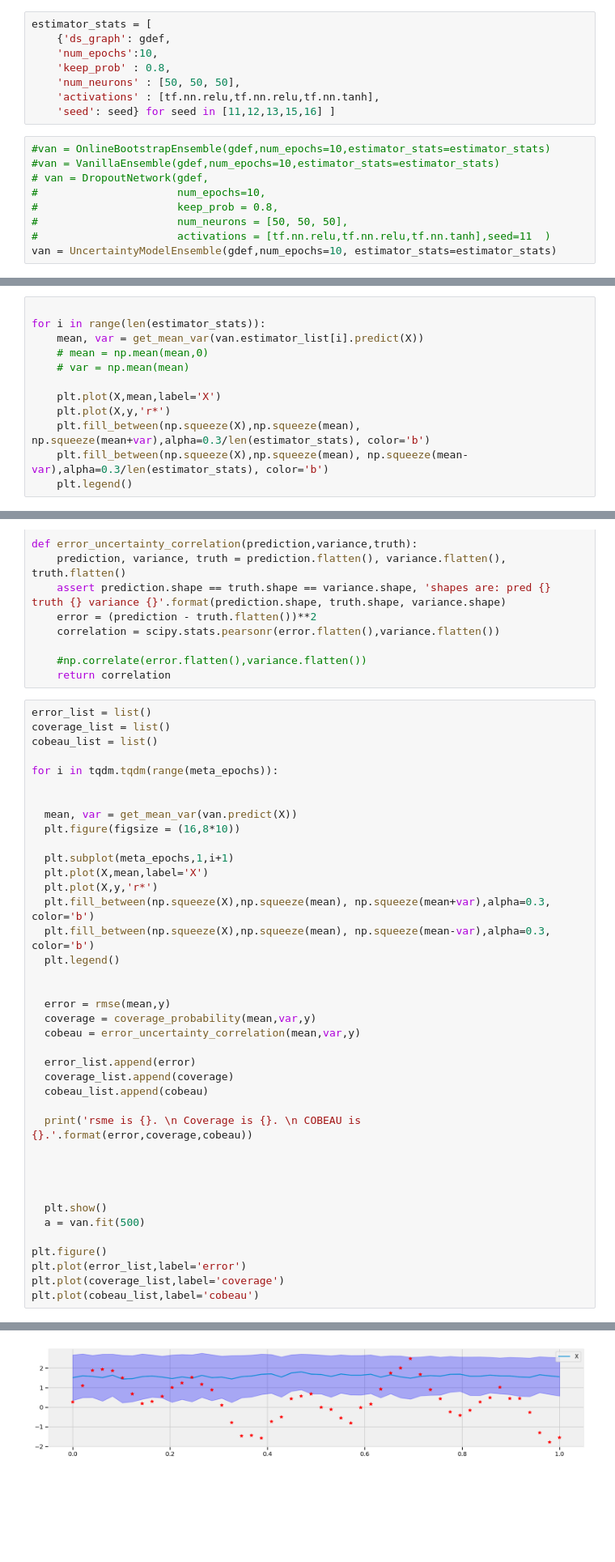
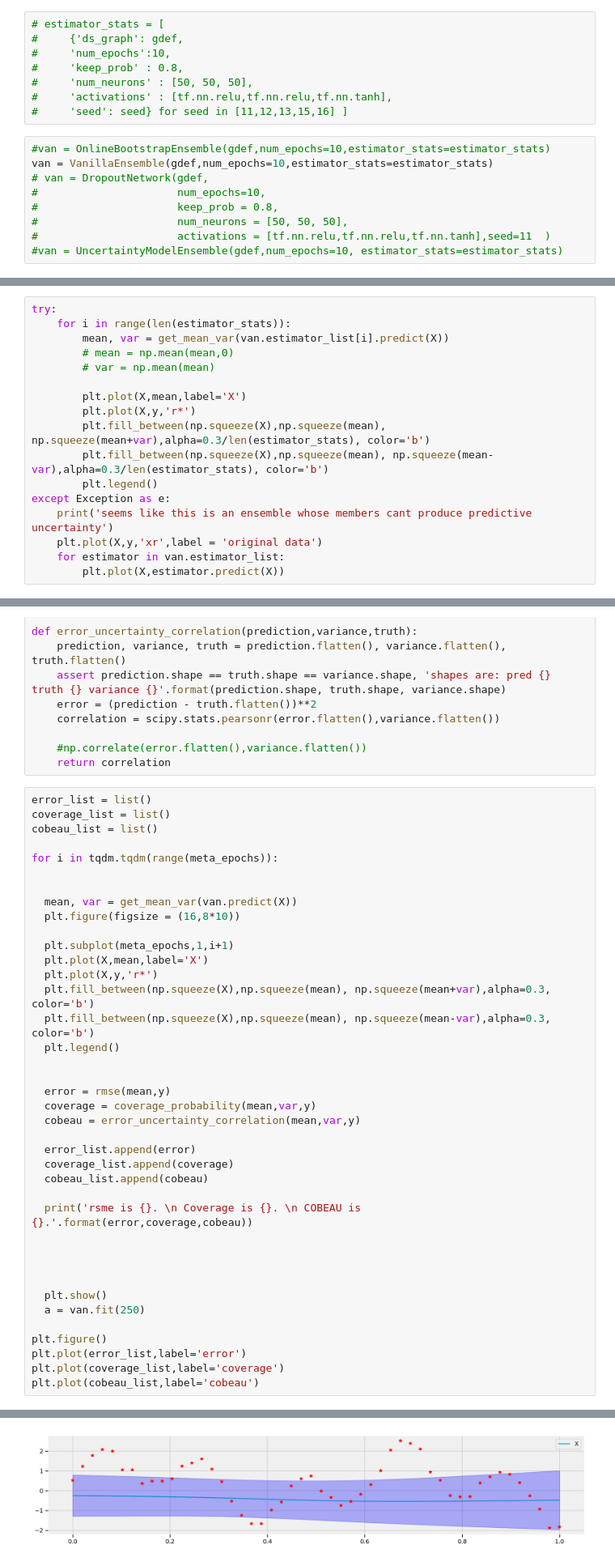
Before and after one commit to wooohoooo/tensorflow_1.X_playground, a Jupyter notebook: regression/notebooks/tf_datasets_ensemble.ipynb, the cells around one changed output, grey strips where cells are left out. Shown at 81% size. Drawn from its saved outputs; the diff is of its cells as text; blank space fills up the shorter version.

Commit message:
debugged ensemble, added reinforcement folder

```diff
--- a/regression/notebooks/tf_datasets_ensemble.ipynb
+++ b/regression/notebooks/tf_datasets_ensemble.ipynb
@@ -103,20 +103,20 @@ estimator_stats = [{
     #activagtions:tf.nn.relu  #tf.nn.tanh
         } for seed, num_neurons in zip(seeds,layers)]
 # %%
-estimator_stats = [
-    {'ds_graph': gdef,
-    'num_epochs':10,
-    'keep_prob' : 0.8,
-    'num_neurons' : [50, 50, 50],
-    'activations' : [tf.nn.relu,tf.nn.relu,tf.nn.tanh],
-    'seed': seed} for seed in [11,12,13,15,16] ]
+# estimator_stats = [
+#     {'ds_graph': gdef,
+#     'num_epochs':10,
+#     'keep_prob' : 0.8,
+#     'num_neurons' : [50, 50, 50],
+#     'activations' : [tf.nn.relu,tf.nn.relu,tf.nn.tanh],
+#     'seed': seed} for seed in [11,12,13,15,16] ]
 # %%
 #van = OnlineBootstrapEnsemble(gdef,num_epochs=10,estimator_stats=estimator_stats)
-#van = VanillaEnsemble(gdef,num_epochs=10,estimator_stats=estimator_stats)
+van = VanillaEnsemble(gdef,num_epochs=10,estimator_stats=estimator_stats)
 # van = DropoutNetwork(gdef,
 #                      num_epochs=10,
 #                      keep_prob = 0.8,
 #                      num_neurons = [50, 50, 50],
 #                      activations = [tf.nn.relu,tf.nn.relu,tf.nn.tanh],seed=11  )
-van = UncertaintyModelEnsemble(gdef,num_epochs=10, estimator_stats=estimator_stats)
+#van = UncertaintyModelEnsemble(gdef,num_epochs=10, estimator_stats=estimator_stats)
 # %% [output]
@@ -140,15 +133,20 @@ def get_mean_var(pred_dict):
 # %%
 # len(van.estimator_list)
 # %%
+try:
+    for i in range(len(estimator_stats)):
+        mean, var = get_mean_var(van.estimator_list[i].predict(X))
+        # mean = np.mean(mean,0)
+        # var = np.mean(mean)
 
-for i in range(len(estimator_stats)):
-    mean, var = get_mean_var(van.estimator_list[i].predict(X))
-    # mean = np.mean(mean,0)
-    # var = np.mean(mean)
-
-    plt.plot(X,mean,label='X')
-    plt.plot(X,y,'r*')
-    plt.fill_between(np.squeeze(X),np.squeeze(mean), np.squeeze(mean+var),alpha=0.3/len(estimator_stats), color='b')
-    plt.fill_between(np.squeeze(X),np.squeeze(mean), np.squeeze(mean-var),alpha=0.3/len(estimator_stats), color='b')
-    plt.legend()
+        plt.plot(X,mean,label='X')
+        plt.plot(X,y,'r*')
+        plt.fill_between(np.squeeze(X),np.squeeze(mean), np.squeeze(mean+var),alpha=0.3/len(estimator_stats), color='b')
+        plt.fill_between(np.squeeze(X),np.squeeze(mean), np.squeeze(mean-var),alpha=0.3/len(estimator_stats), color='b')
+        plt.legend()
+except Exception as e:
+    print('seems like this is an ensemble whose members cant produce predictive uncertainty')
+    plt.plot(X,y,'xr',label = 'original data')
+    for estimator in van.estimator_list:
+        plt.plot(X,estimator.predict(X))
 # %% [output]
@@ -232,7 +231,7 @@ for i in tqdm.tqdm(range(meta_epochs)):
 
 
   plt.show()
-  a = van.fit(500)
+  a = van.fit(250)
 
 plt.figure()
 plt.plot(error_list,label='error')
@@ -245 +244 @@ rsme is 1.622723937034607.
-[figure, old version]
+[figure, new version]
```
Also changed, not shown: parts of 7 cells of this notebook, 3 other files.
